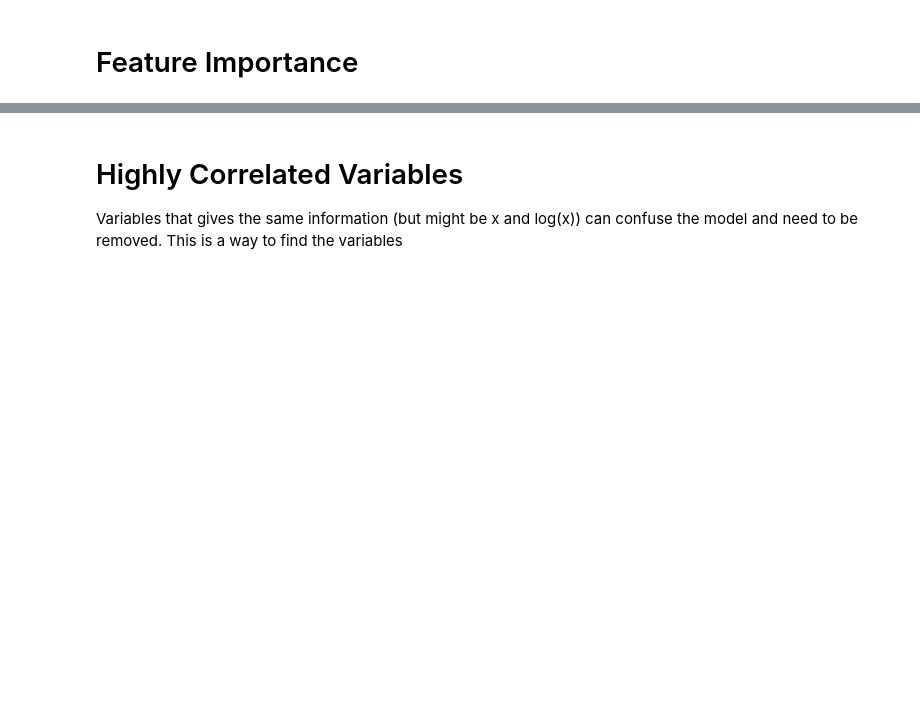
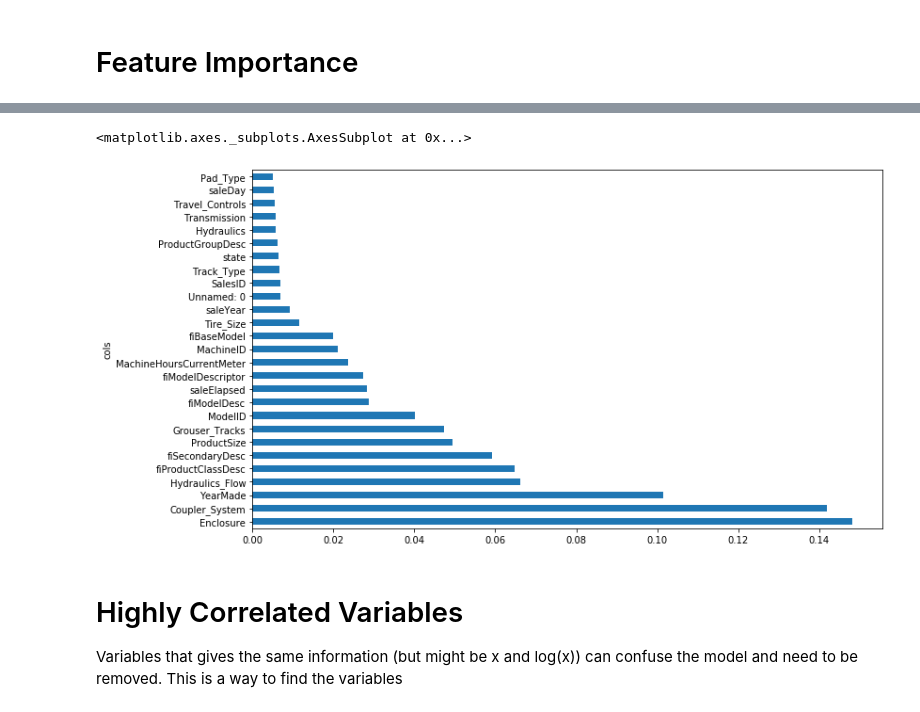
Before and after one commit to dangraf/autoforest, a Jupyter notebook: 00_core.ipynb, the cells around one changed output, grey strips where cells are left out. Cells and saved outputs as stored; diff of their text form; code cells hidden in the pictures; blank space fills up the shorter version.

```diff
--- a/00_core.ipynb
+++ b/00_core.ipynb
@@ -125,7 +95,0 @@ def run_rf_regressor(data,min_sample_leaf:int=4, n_estimators:int=40, sample_fra
-# %%
-#export
-def predict(m, df):
-    preds = np.stack([t.predict(df) for t in m.estimators_])
-    conf = np.std(preds, axis=0)
-    pred = np.mean(preds,axis=0)
-    return pred,conf
@@ -144,5 +95,0 @@ def get_tree_confidence(m, x_data):
-# %%
-preds, conf = predict(m, x_valid)
-tree_conf = get_tree_confidence(m, x_valid)
-
-assert conf.mean() ==tree_conf
@@ -148,0 +188,6 @@ assert conf.mean() ==tree_conf
+# %%
+df_small = df[:20000]
+rfmodel = RfRegressor(df_small,
+                     y_col_name='SalePrice')
+res = rfmodel.run_rf_regressor()
+res
@@ -175,0 +205,3 @@ rf_plot_fi(df_imp)
+# %%
+df_feat = rfmodel.feature_importance()
+df_feat.head()
@@ -175,0 +215,5 @@ rf_plot_fi(df_imp)
+# %%
+rfmodel.plot_fi(df_feat[df_feat['imp']>0.005])
+# %% [output]
+<matplotlib.axes._subplots.AxesSubplot at 0x...>
+[figure, added]
```
Also changed, not shown: parts of 36 cells of this notebook, 5 other files.
